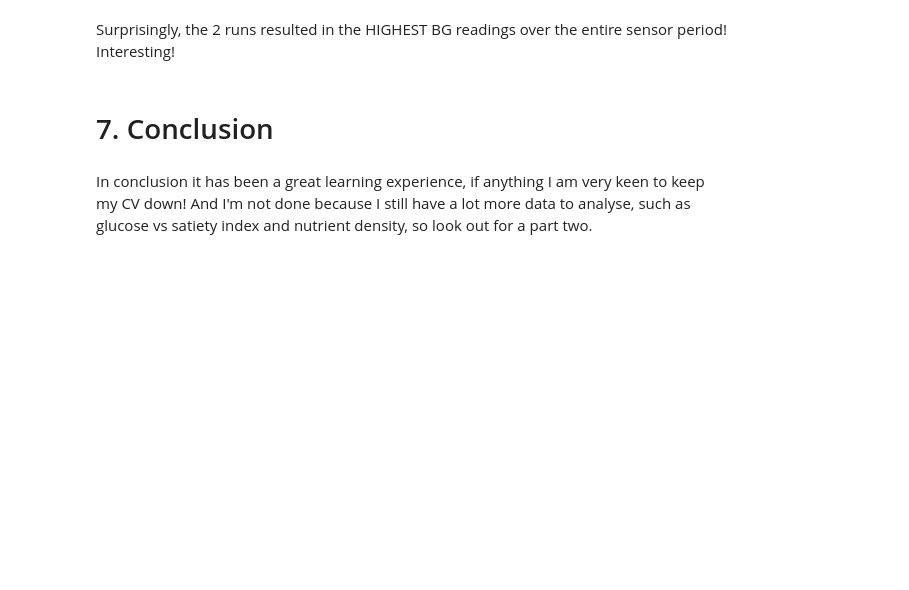
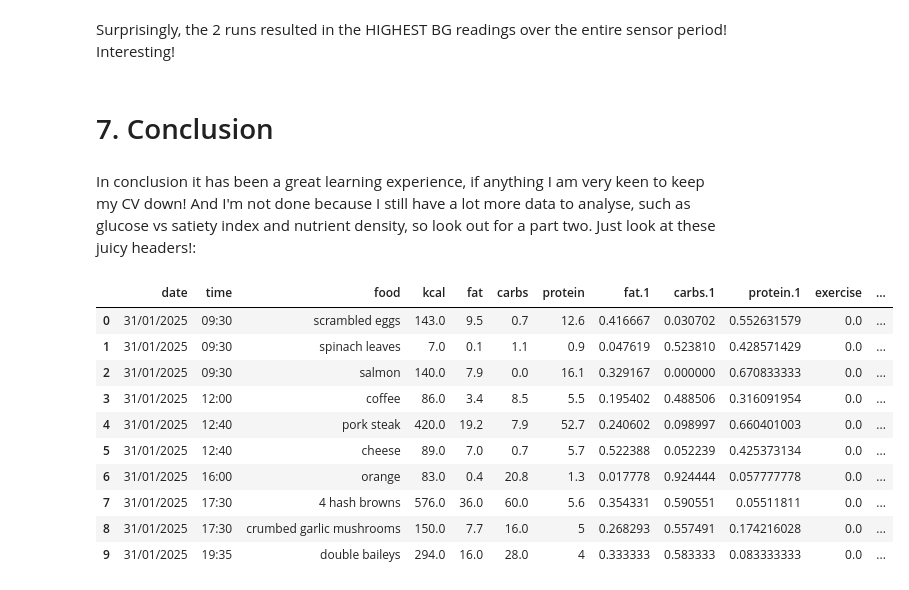
Before and after one commit to Usul1980/Dexcom-G7-analysis, a Jupyter notebook: dexcom-g7-cgm-vs-carbs-vs-exercise.ipynb, the cells around one changed output. Saved outputs shown, nothing was run; the diff lists cells and outputs as text; code cells hidden in the pictures; blank space fills up the shorter version.

```diff
--- a/dexcom-g7-cgm-vs-carbs-vs-exercise.ipynb
+++ b/dexcom-g7-cgm-vs-carbs-vs-exercise.ipynb
@@ -249,4 +248,18 @@ Surprisingly, the 2 runs resulted in the HIGHEST BG readings over the entire sen
 # %% [markdown]
 # 7. Conclusion <a class="anchor"  id="conclusion"></a>
 # %% [markdown]
-In conclusion it has been a great learning experience, if anything I am very keen to keep my CV down! And I'm not done because I still have a lot more data to analyse, such as glucose vs satiety index and nutrient density, so look out for a part two.
+In conclusion it has been a great learning experience, if anything I am very keen to keep my CV down! And I'm not done because I still have a lot more data to analyse, such as glucose vs satiety index and nutrient density, so look out for a part two. Just look at these juicy headers!:
+# %%
+diet.head(10)
+# %% [output]
+|  | date | time | food | kcal | fat | carbs | protein | fat.1 | carbs.1 | protein.1 | exercise | ... |
+| 0 | 31/01/2025 | 09:30 | scrambled eggs | 143.0 | 9.5 | 0.7 | 12.6 | 0.416667 | 0.030702 | 0.552631579 | 0.0 | ... |
+| 1 | 31/01/2025 | 09:30 | spinach leaves | 7.0 | 0.1 | 1.1 | 0.9 | 0.047619 | 0.523810 | 0.428571429 | 0.0 | ... |
+| 2 | 31/01/2025 | 09:30 | salmon | 140.0 | 7.9 | 0.0 | 16.1 | 0.329167 | 0.000000 | 0.670833333 | 0.0 | ... |
+| 3 | 31/01/2025 | 12:00 | coffee | 86.0 | 3.4 | 8.5 | 5.5 | 0.195402 | 0.488506 | 0.316091954 | 0.0 | ... |
+| 4 | 31/01/2025 | 12:40 | pork steak | 420.0 | 19.2 | 7.9 | 52.7 | 0.240602 | 0.098997 | 0.660401003 | 0.0 | ... |
+| 5 | 31/01/2025 | 12:40 | cheese | 89.0 | 7.0 | 0.7 | 5.7 | 0.522388 | 0.052239 | 0.425373134 | 0.0 | ... |
+| 6 | 31/01/2025 | 16:00 | orange | 83.0 | 0.4 | 20.8 | 1.3 | 0.017778 | 0.924444 | 0.057777778 | 0.0 | ... |
+| 7 | 31/01/2025 | 17:30 | 4 hash browns | 576.0 | 36.0 | 60.0 | 5.6 | 0.354331 | 0.590551 | 0.05511811 | 0.0 | ... |
+| 8 | 31/01/2025 | 17:30 | crumbed garlic mushrooms | 150.0 | 7.7 | 16.0 | 5 | 0.268293 | 0.557491 | 0.174216028 | 0.0 | ... |
+| 9 | 31/01/2025 | 19:35 | double baileys | 294.0 | 16.0 | 28.0 | 4 | 0.333333 | 0.583333 | 0.083333333 | 0.0 | ... |
```
Also changed, not shown: parts of 5 cells of this notebook.
